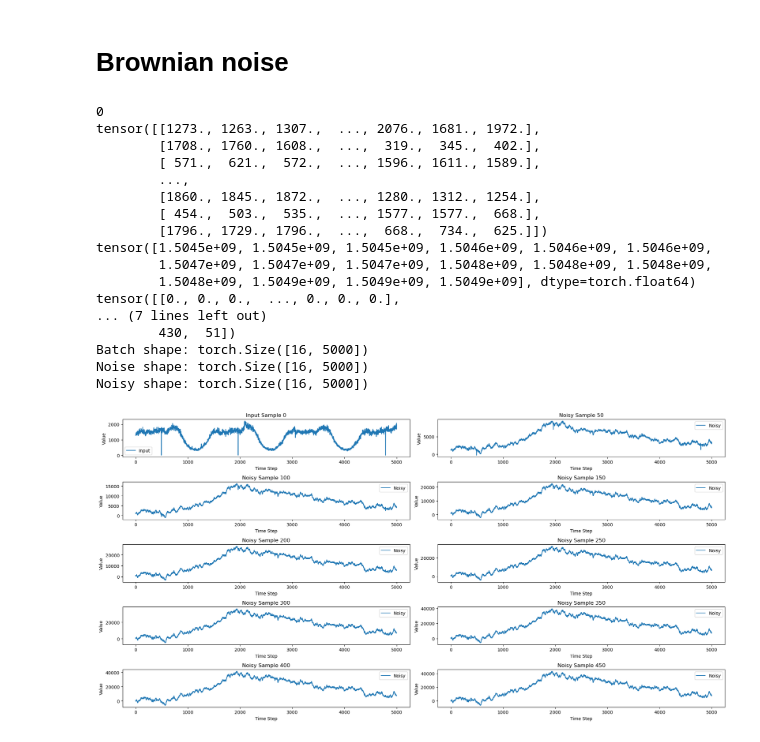
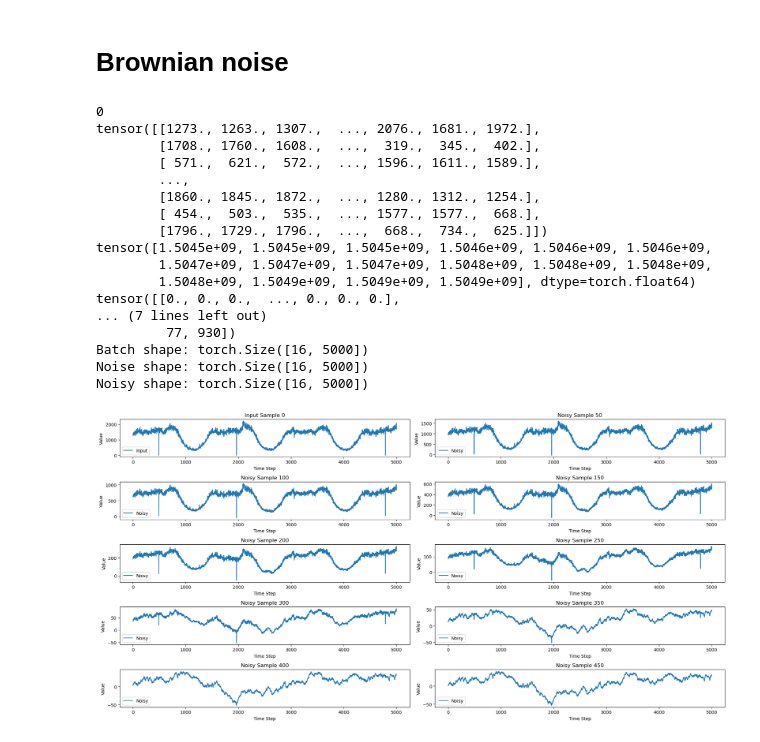
Before and after one commit to yaiciines/MAP594---Time-Series-Anomaly-Detection, a Jupyter notebook: DDPM/adding_noise_visualisation.ipynb, the cells around one changed output. Saved outputs shown, nothing was run; the diff lists cells and outputs as text; code cells hidden in the pictures.

```diff
--- a/DDPM/adding_noise_visualisation.ipynb
+++ b/DDPM/adding_noise_visualisation.ipynb
@@ -37,7 +37,7 @@ config = {
 
   "learning_rate": 0.0001,
   "num_timesteps": 1001,
-  "beta_schedule": "linear",
+  "beta_schedule": "quadratic",
   "embedding_size": 128,
   "hidden_size": 128,
   "hidden_layers": 3,
@@ -45,8 +45,8 @@ config = {
   "input_embedding": "sinusoidal",
   "save_eval_step": 10,
   "experiment_name": "NonName",
-  "beta_start": 0.0001,
-  "beta_end": 0.02,
+  "beta_start": 0.01,
+  "beta_end": 0.5,
   "save_model_epochs": 1
 }
 
@@ -84,7 +84,7 @@ for epoch in range(config.num_epochs):
         print(timestamps)
         print(labels)
 
-        noise = torch.randn_like(batch)*std_batch
+        noise = torch.randn_like(batch) #*std_batch
 
         timesteps = torch.randint(
             0, noise_scheduler.num_timesteps, (batch.shape[0],)
@@ -176,7 +176,7 @@ for epoch in range(config.num_epochs):
         print(timestamps)
         print(labels)
 
-        noise = noise_scheduler.generate_simplex_noise_like(batch) * std_batch
+        noise = noise_scheduler.generate_simplex_noise_like(batch)
 
         timesteps = torch.randint(
             0, noise_scheduler.num_timesteps, (batch.shape[0],)
@@ -261,7 +261,7 @@ for epoch in range(config.num_epochs):
         print(timestamps)
         print(labels)
 
-        noise = noise_scheduler.generate_pink_noise_like(batch) * std_batch
+        noise = noise_scheduler.generate_pink_noise_like(batch)
 
         timesteps = torch.randint(
             0, noise_scheduler.num_timesteps, (batch.shape[0],)
@@ -346,7 +346,7 @@ for epoch in range(config.num_epochs):
         print(timestamps)
         print(labels)
 
-        noise = noise_scheduler.generate_brownian_noise_like(batch)*std_batch
+        noise = noise_scheduler.generate_brownian_noise_like(batch)
 
         timesteps = torch.randint(
             0, noise_scheduler.num_timesteps, (batch.shape[0],)
@@ -376,32 +376,32 @@ for epoch in range(config.num_epochs):
         for i in range(9):
             noisy_sample = noise_scheduler.add_noise(batch[0], noise[0], torch.tensor([(i+1)*50]))
             ax = axs[(i+1) // 2, (i+1) % 2]
             ax.plot(noisy_sample[0].cpu().numpy())
             ax.set_title(f"Noisy Sample {(i+1)*50}")
             ax.set_xlabel("Time Step")
             ax.set_ylabel("Value")
             ax.legend(["Noisy"])
 
         fig.tight_layout()
         plt.show()
 
         break
 # %% [output]
 0
 tensor([[1273., 1263., 1307.,  ..., 2076., 1681., 1972.],
         [1708., 1760., 1608.,  ...,  319.,  345.,  402.],
         [ 571.,  621.,  572.,  ..., 1596., 1611., 1589.],
         ...,
         [1860., 1845., 1872.,  ..., 1280., 1312., 1254.],
         [ 454.,  503.,  535.,  ..., 1577., 1577.,  668.],
         [1796., 1729., 1796.,  ...,  668.,  734.,  625.]])
 tensor([1.5045e+09, 1.5045e+09, 1.5045e+09, 1.5046e+09, 1.5046e+09, 1.5046e+09,
         1.5047e+09, 1.5047e+09, 1.5047e+09, 1.5048e+09, 1.5048e+09, 1.5048e+09,
         1.5048e+09, 1.5049e+09, 1.5049e+09, 1.5049e+09], dtype=torch.float64)
 tensor([[0., 0., 0.,  ..., 0., 0., 0.],
 ... (7 lines left out)
-        430,  51])
+         77, 930])
 Batch shape: torch.Size([16, 5000])
 Noise shape: torch.Size([16, 5000])
 Noisy shape: torch.Size([16, 5000])
-[figure, old version]
+[figure, new version]
```
Also changed, not shown: parts of 3 cells of this notebook, 5 other files.
